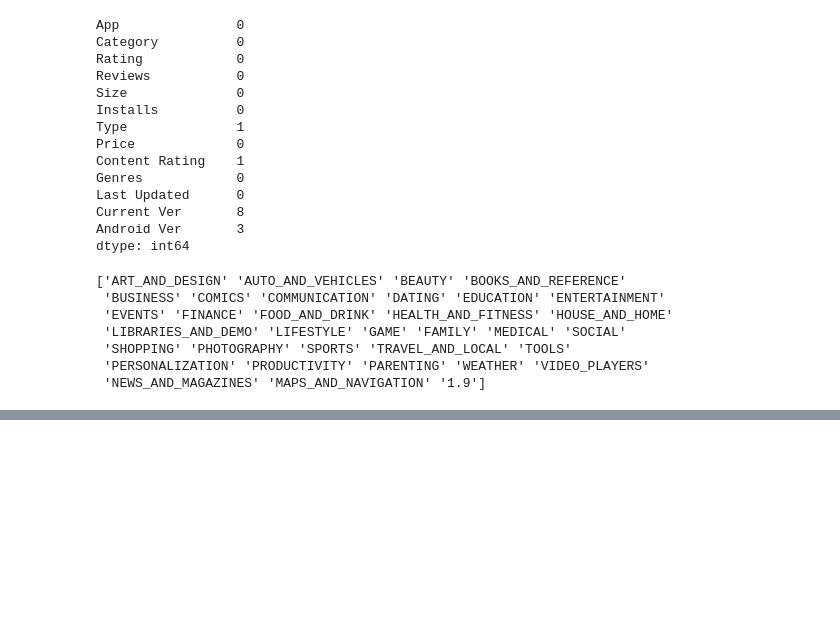
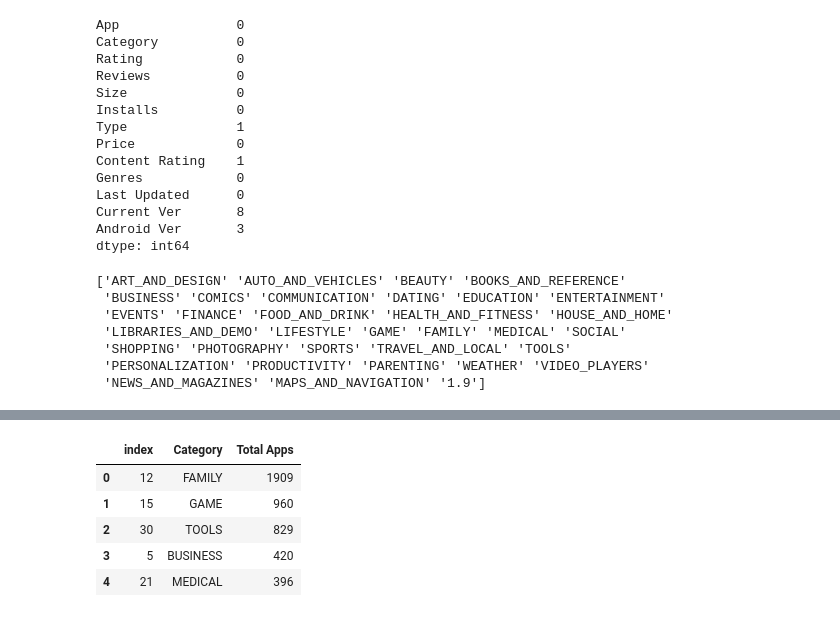
Before and after one commit to Navjotkhatri/EDA-Play-Store-App-Review-Analysis, a Jupyter notebook: EDA_Play_Store_App_Review_Analysis_Capstone_Project.ipynb, the cells around one changed output, grey strips where cells are left out. Drawn from its saved outputs; the diff is of its cells as text; code cells hidden in the pictures; blank space fills up the shorter version.

```diff
--- a/EDA_Play_Store_App_Review_Analysis_Capstone_Project.ipynb
+++ b/EDA_Play_Store_App_Review_Analysis_Capstone_Project.ipynb
@@ -176,0 +211,13 @@ ps_df.tail(10)
+# %%
+category=df.sort_values(by='Total Apps', ascending=False)
+top_five_category=category.head()
+least_five_category=category.tail()
+# %%
+top_five_category.reset_index()
+# %% [output]
+|  | index | Category | Total Apps |
+| 0 | 12 | FAMILY | 1909 |
+| 1 | 15 | GAME | 960 |
+| 2 | 30 | TOOLS | 829 |
+| 3 | 5 | BUSINESS | 420 |
+| 4 | 21 | MEDICAL | 396 |
```
Also changed, not shown: parts of 3 cells of this notebook.
